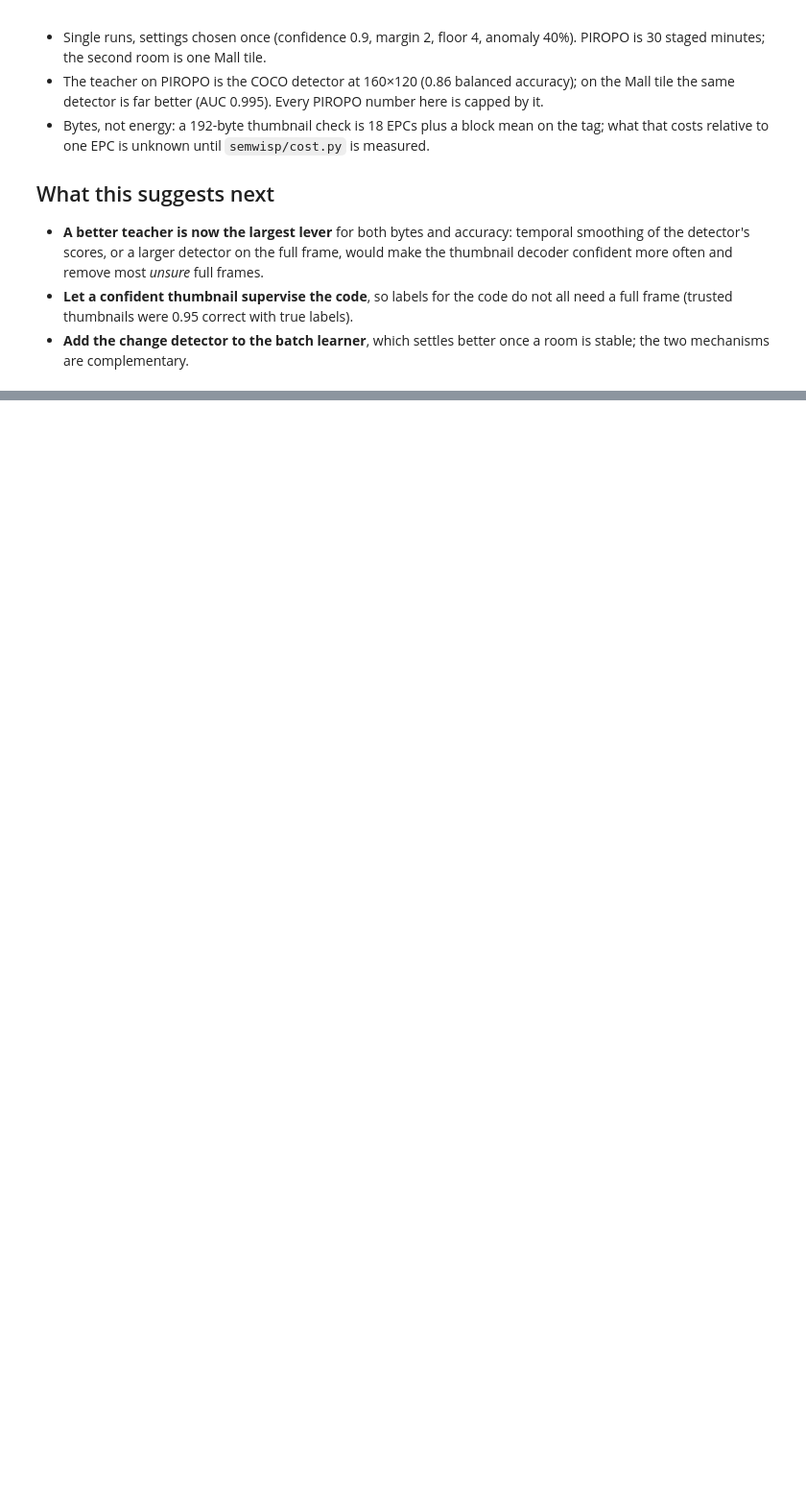
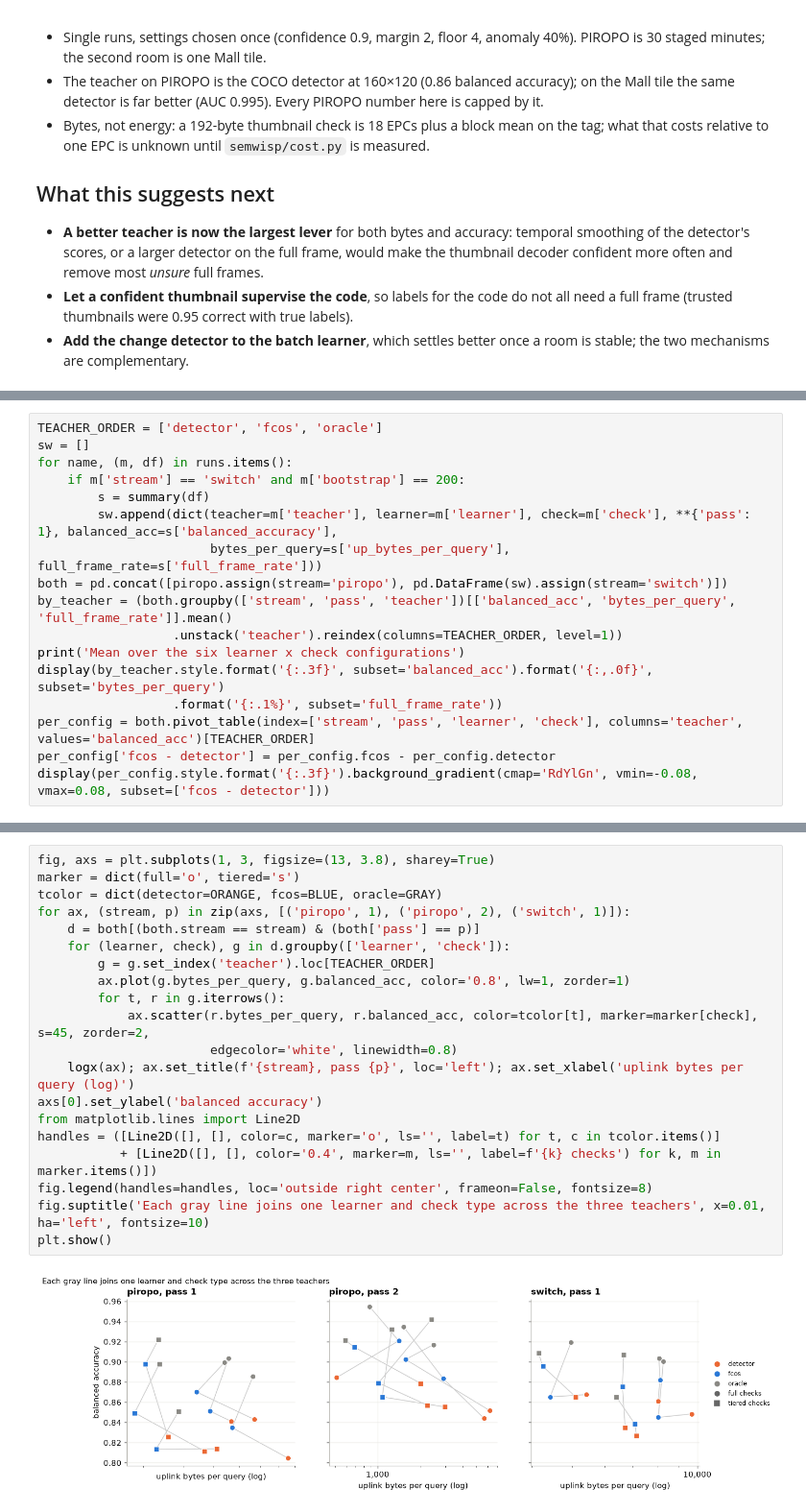
Before and after one commit to anderspearson206/SemanticWISP, a Jupyter notebook: experiments/tiered_checks.ipynb, the cells around one changed output, grey strips where cells are left out. Shown at 96% size. Drawn from its saved outputs; the diff is of its cells as text; blank space fills up the shorter version.

Commit message:
evaluate fcos as teacher

```diff
--- a/experiments/tiered_checks.ipynb
+++ b/experiments/tiered_checks.ipynb
@@ -623,0 +631,17 @@ The batch learner is nearly flat in bootstrap length (within 0.04 everywhere), b
+# %%
+TEACHER_ORDER = ['detector', 'fcos', 'oracle']
+sw = []
+for name, (m, df) in runs.items():
+    if m['stream'] == 'switch' and m['bootstrap'] == 200:
+        s = summary(df)
+        sw.append(dict(teacher=m['teacher'], learner=m['learner'], check=m['check'], **{'pass': 1}, balanced_acc=s['balanced_accuracy'],
+                       bytes_per_query=s['up_bytes_per_query'], full_frame_rate=s['full_frame_rate']))
+both = pd.concat([piropo.assign(stream='piropo'), pd.DataFrame(sw).assign(stream='switch')])
+by_teacher = (both.groupby(['stream', 'pass', 'teacher'])[['balanced_acc', 'bytes_per_query', 'full_frame_rate']].mean()
+                  .unstack('teacher').reindex(columns=TEACHER_ORDER, level=1))
+print('Mean over the six learner x check configurations')
+display(by_teacher.style.format('{:.3f}', subset='balanced_acc').format('{:,.0f}', subset='bytes_per_query')
+                  .format('{:.1%}', subset='full_frame_rate'))
+per_config = both.pivot_table(index=['stream', 'pass', 'learner', 'check'], columns='teacher', values='balanced_acc')[TEACHER_ORDER]
+per_config['fcos - detector'] = per_config.fcos - per_config.detector
+display(per_config.style.format('{:.3f}').background_gradient(cmap='RdYlGn', vmin=-0.08, vmax=0.08, subset=['fcos - detector']))
@@ -623,0 +674,22 @@ The batch learner is nearly flat in bootstrap length (within 0.04 everywhere), b
+# %%
+fig, axs = plt.subplots(1, 3, figsize=(13, 3.8), sharey=True)
+marker = dict(full='o', tiered='s')
+tcolor = dict(detector=ORANGE, fcos=BLUE, oracle=GRAY)
+for ax, (stream, p) in zip(axs, [('piropo', 1), ('piropo', 2), ('switch', 1)]):
+    d = both[(both.stream == stream) & (both['pass'] == p)]
+    for (learner, check), g in d.groupby(['learner', 'check']):
+        g = g.set_index('teacher').loc[TEACHER_ORDER]
+        ax.plot(g.bytes_per_query, g.balanced_acc, color='0.8', lw=1, zorder=1)
+        for t, r in g.iterrows():
+            ax.scatter(r.bytes_per_query, r.balanced_acc, color=tcolor[t], marker=marker[check], s=45, zorder=2,
+                       edgecolor='white', linewidth=0.8)
+    logx(ax); ax.set_title(f'{stream}, pass {p}', loc='left'); ax.set_xlabel('uplink bytes per query (log)')
+axs[0].set_ylabel('balanced accuracy')
+from matplotlib.lines import Line2D
+handles = ([Line2D([], [], color=c, marker='o', ls='', label=t) for t, c in tcolor.items()]
+           + [Line2D([], [], color='0.4', marker=m, ls='', label=f'{k} checks') for k, m in marker.items()])
+fig.legend(handles=handles, loc='outside right center', frameon=False, fontsize=8)
+fig.suptitle('Each gray line joins one learner and check type across the three teachers', x=0.01, ha='left', fontsize=10)
+plt.show()
+# %% [output]
+[figure, added]
```
Also changed, not shown: parts of 12 cells of this notebook, 6 other files.
